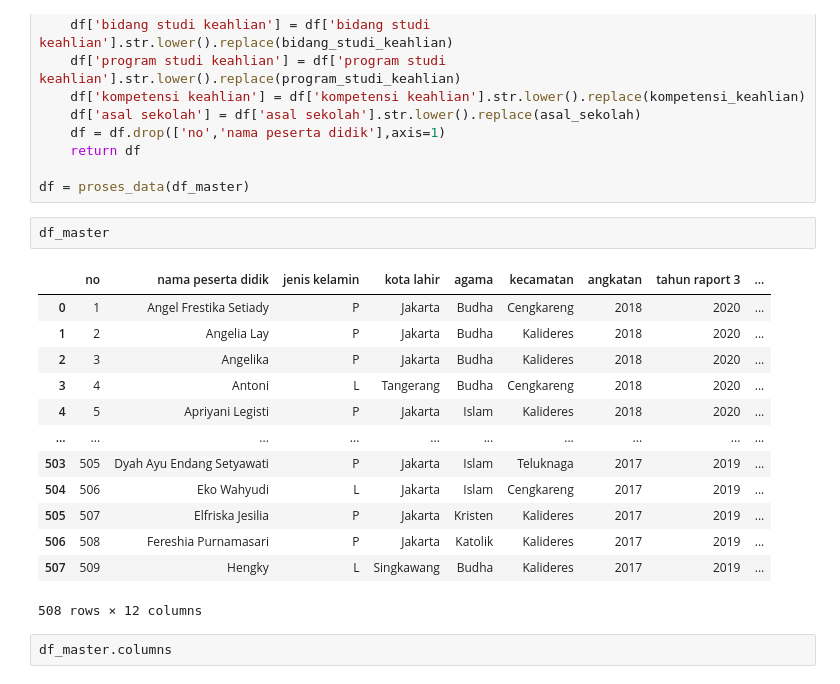
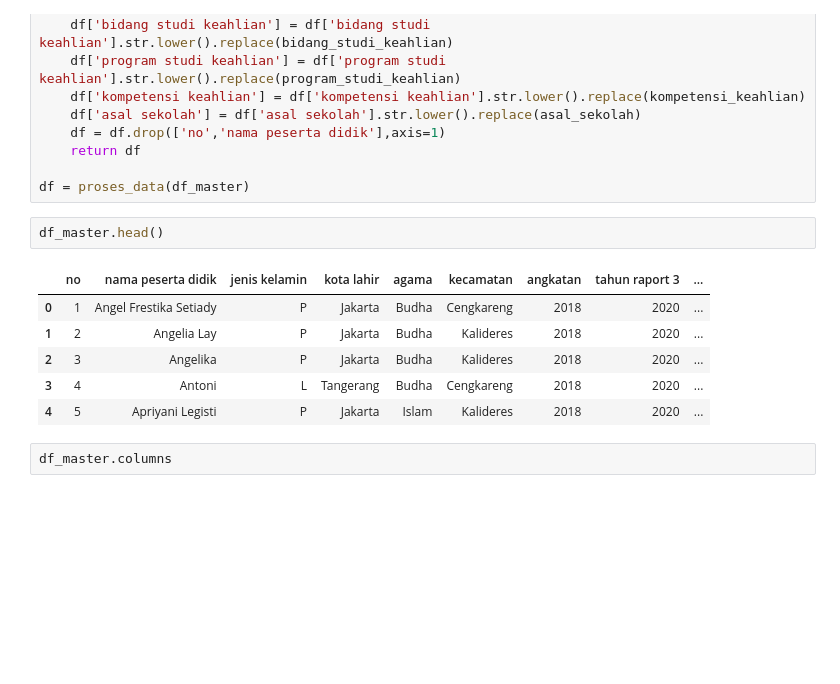
Before and after one commit to farokr/tesisjerry, a Jupyter notebook: K-Means.ipynb, the cells around one changed output. Drawn from its saved outputs; the diff is of its cells as text; blank space fills up the shorter version.

```diff
--- a/K-Means.ipynb
+++ b/K-Means.ipynb
@@ -44,21 +44,14 @@ def proses_data(df_org):
 
 df = proses_data(df_master)
 # %%
-df_master
+df_master.head()
 # %% [output]
 |  | no | nama peserta didik | jenis kelamin | kota lahir | agama | kecamatan | angkatan | tahun raport 3 | ... |
 | 0 | 1 | Angel Frestika Setiady | P | Jakarta | Budha | Cengkareng | 2018 | 2020 | ... |
 | 1 | 2 | Angelia Lay | P | Jakarta | Budha | Kalideres | 2018 | 2020 | ... |
 | 2 | 3 | Angelika | P | Jakarta | Budha | Kalideres | 2018 | 2020 | ... |
 | 3 | 4 | Antoni | L | Tangerang | Budha | Cengkareng | 2018 | 2020 | ... |
 | 4 | 5 | Apriyani Legisti | P | Jakarta | Islam | Kalideres | 2018 | 2020 | ... |
-| ... | ... | ... | ... | ... | ... | ... | ... | ... | ... |
-| 503 | 505 | Dyah Ayu Endang Setyawati | P | Jakarta | Islam | Teluknaga | 2017 | 2019 | ... |
-| 504 | 506 | Eko Wahyudi | L | Jakarta | Islam | Cengkareng | 2017 | 2019 | ... |
-| 505 | 507 | Elfriska Jesilia | P | Jakarta | Kristen | Kalideres | 2017 | 2019 | ... |
-| 506 | 508 | Fereshia Purnamasari | P | Jakarta | Katolik | Kalideres | 2017 | 2019 | ... |
-| 507 | 509 | Hengky | L | Singkawang | Budha | Kalideres | 2017 | 2019 | ... |
-508 rows × 12 columns
 # %%
 df_master.columns
 # %% [output]
```
